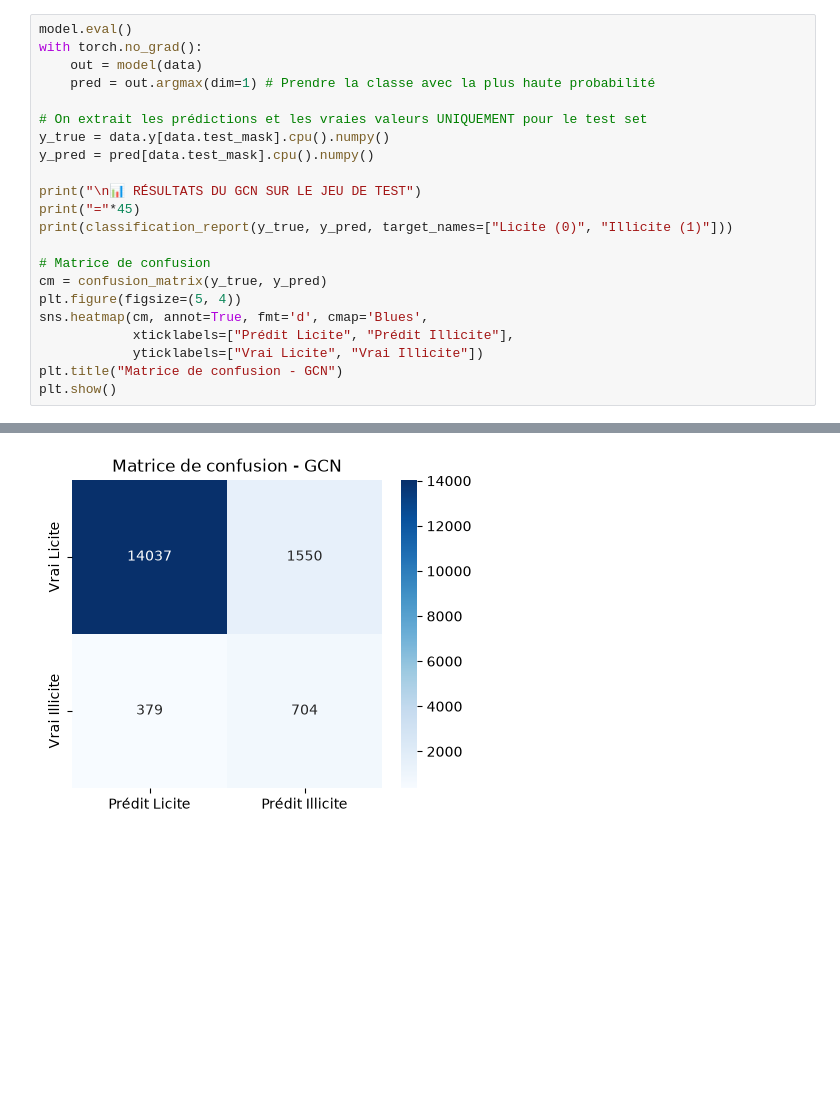
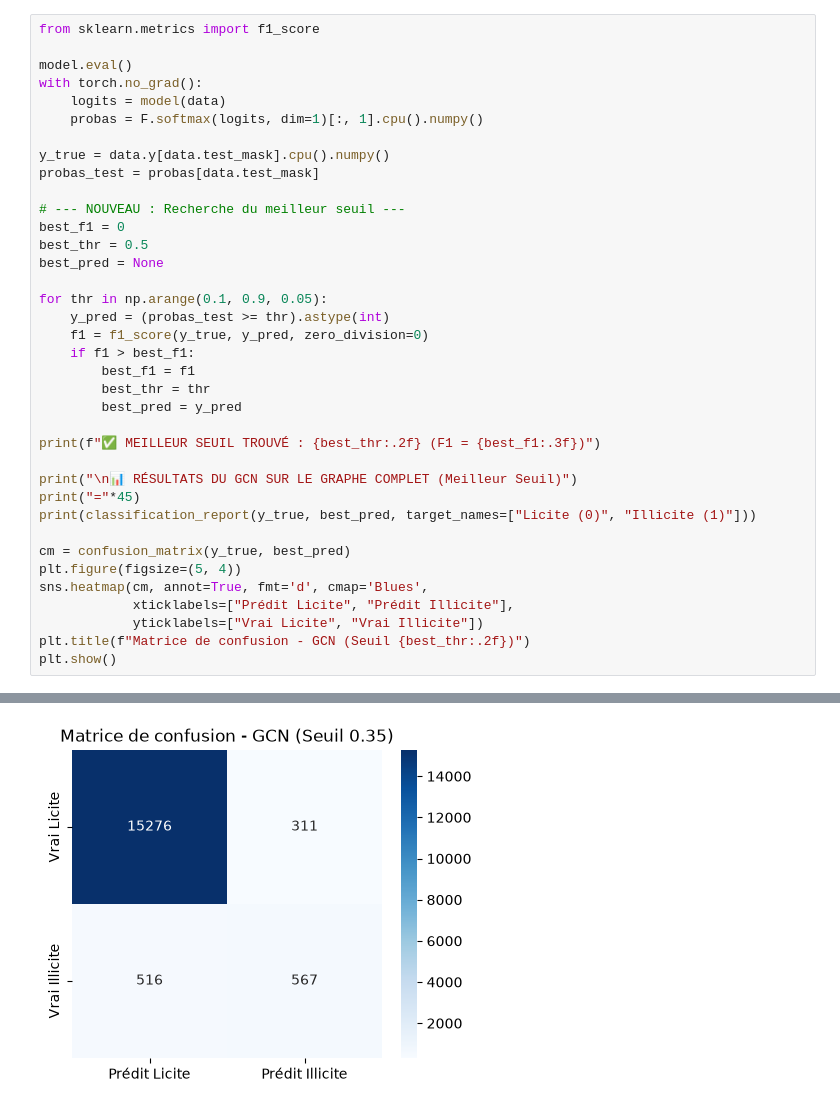
Before and after one commit to abdotranscript25/fraud-blockchain-project, a Jupyter notebook: notebooks/03_gcn.ipynb, the cells around one changed output, grey strips where cells are left out. Cells and saved outputs as stored; diff of their text form; blank space fills up the shorter version.

Commit message:
GCN figé : seuils honnêtes, 5 graines, conclusion scientifique

```diff
--- a/notebooks/03_gcn.ipynb
+++ b/notebooks/03_gcn.ipynb
@@ -124,23 +123,38 @@ Epoch: 100, Loss: 0.1793
 # %%
+from sklearn.metrics import f1_score
+
 model.eval()
 with torch.no_grad():
-    out = model(data)
-    pred = out.argmax(dim=1) # Prendre la classe avec la plus haute probabilité
+    logits = model(data)
+    probas = F.softmax(logits, dim=1)[:, 1].cpu().numpy()
 
-# On extrait les prédictions et les vraies valeurs UNIQUEMENT pour le test set
 y_true = data.y[data.test_mask].cpu().numpy()
-y_pred = pred[data.test_mask].cpu().numpy()
+probas_test = probas[data.test_mask]
 
-print("\n📊 RÉSULTATS DU GCN SUR LE JEU DE TEST")
+# --- NOUVEAU : Recherche du meilleur seuil ---
+best_f1 = 0
+best_thr = 0.5
+best_pred = None
+
+for thr in np.arange(0.1, 0.9, 0.05):
+    y_pred = (probas_test >= thr).astype(int)
+    f1 = f1_score(y_true, y_pred, zero_division=0)
+    if f1 > best_f1:
+        best_f1 = f1
+        best_thr = thr
+        best_pred = y_pred
+
+print(f"✅ MEILLEUR SEUIL TROUVÉ : {best_thr:.2f} (F1 = {best_f1:.3f})")
+
+print("\n📊 RÉSULTATS DU GCN SUR LE GRAPHE COMPLET (Meilleur Seuil)")
 print("="*45)
-print(classification_report(y_true, y_pred, target_names=["Licite (0)", "Illicite (1)"]))
+print(classification_report(y_true, best_pred, target_names=["Licite (0)", "Illicite (1)"]))
 
-# Matrice de confusion
-cm = confusion_matrix(y_true, y_pred)
+cm = confusion_matrix(y_true, best_pred)
 plt.figure(figsize=(5, 4))
 sns.heatmap(cm, annot=True, fmt='d', cmap='Blues',
             xticklabels=["Prédit Licite", "Prédit Illicite"],
             yticklabels=["Vrai Licite", "Vrai Illicite"])
-plt.title("Matrice de confusion - GCN")
+plt.title(f"Matrice de confusion - GCN (Seuil {best_thr:.2f})")
 plt.show()
 # %% [output]
@@ -157,2 +173,2 @@ weighted avg       0.93      0.88      0.90     16670
-[figure, old version]
+[figure, new version]
 # %% [markdown]
```
Also changed, not shown: parts of 9 cells of this notebook.
